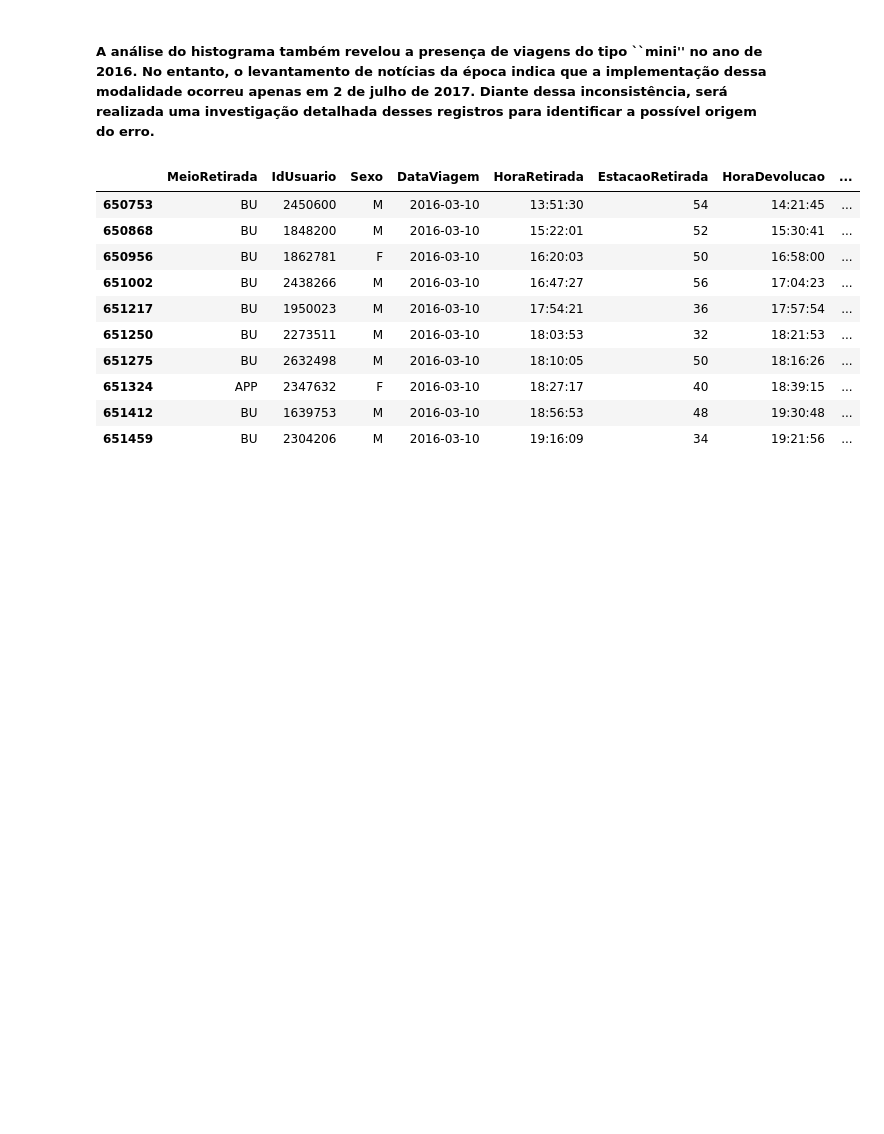
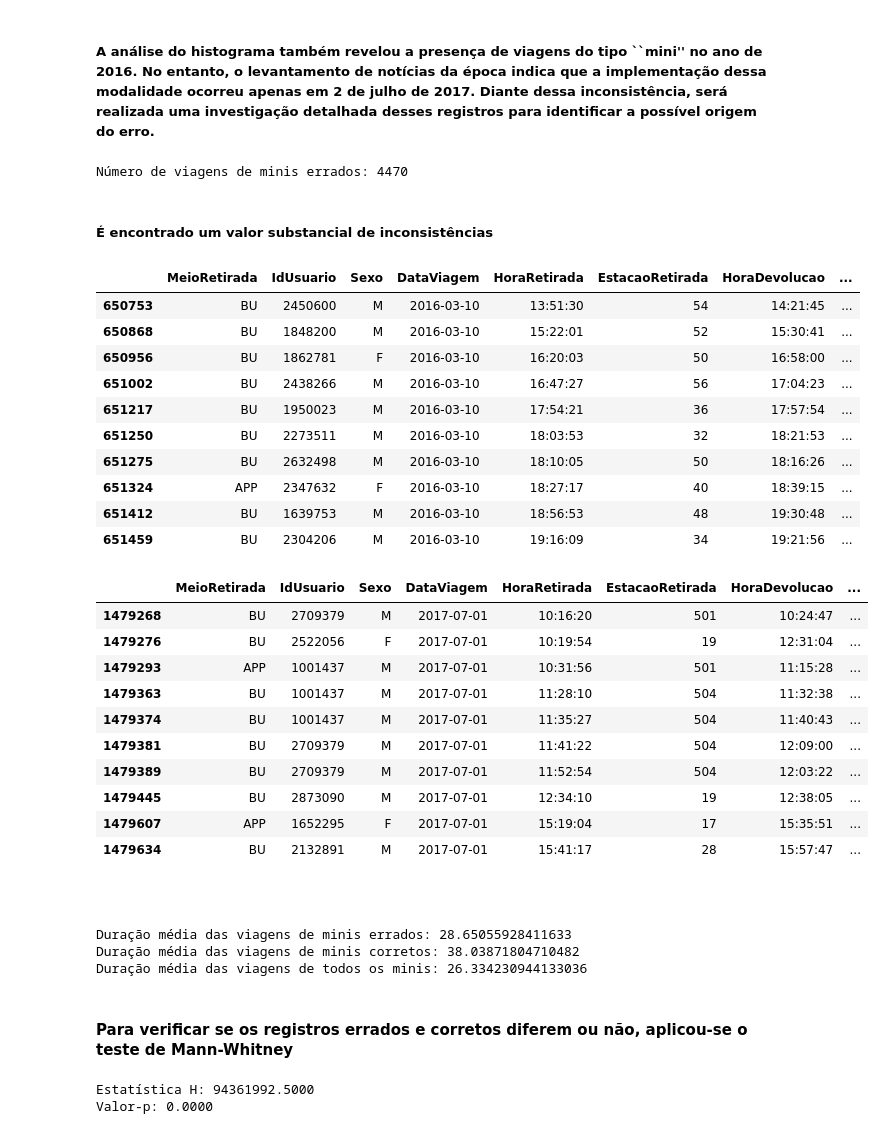
Before and after one commit to celiolmartins55/Analise-Bicicletar-2014-2025, a Jupyter notebook: Análise.ipynb, the cells around one changed output. Saved outputs shown, nothing was run; the diff lists cells and outputs as text; code cells hidden in the pictures; blank space fills up the shorter version.

```diff
--- a/Análise.ipynb
+++ b/Análise.ipynb
@@ -103,21 +105,60 @@ grafico1.show(renderer="png")
 - 2025: Possui um registro substancialmente menor em relação a 2024 devido à data de corte dos dados (atualizados apenas até julho de 2025).
 # %% [markdown]
 ##### A análise do histograma também revelou a presença de viagens do tipo ``mini'' no ano de 2016. No entanto, o levantamento de notícias da época indica que a implementação dessa modalidade ocorreu apenas em 2 de julho de 2017. Diante dessa inconsistência, será realizada uma investigação detalhada desses registros para identificar a possível origem do erro.
+# %%
+erros = (dados_total['TipoBicicleta'] == 'Mini') & (dados_total['DataViagem'] < '2017-07-01') # Criar a condição de minis errados
+Dados_erro = dados_total[erros] # Criar um novo DataFrame com os dados que atendem a condição de minis errados
+print("Número de viagens de minis errados:", len(Dados_erro))
+# %% [output]
+Número de viagens de minis errados: 4470
+# %% [markdown]
+##### É encontrado um valor substancial de inconsistências
 # %%
-erros = (dados_total['TipoBicicleta'] == 'Mini') & (dados_total['DataViagem'] < '2017-07-01') #Criar a condição
-Dados_erro = dados_total[erros] # Criar um novo DataFrame com os dados que atendem a condição
-Dados_erro.head(10) # Vizualizar os primeiros 10 registros do DataFrame com os dados que atendem a condição
+display(Dados_erro.head(10)) # Vizualizar os primeiros 10 registros do DataFrame errado
+Mini_Corretos = (dados_total['TipoBicicleta'] == 'Mini') & (dados_total['DataViagem'] >= '2017-07-01') # Criar a condição de minis corretos
+Dados_mini = dados_total[Mini_Corretos] # Criar um novo DataFrame com os dados que atendem a condição de minis corretos
+display(Dados_mini.head(10)) # Vizualizar os primeiros 10 registros do DataFrame correto
 # %% [output]
 |  | MeioRetirada | IdUsuario | Sexo | DataViagem | HoraRetirada | EstacaoRetirada | HoraDevolucao | ... |
 | 650753 | BU | 2450600 | M | 2016-03-10 | 13:51:30 | 54 | 14:21:45 | ... |
 | 650868 | BU | 1848200 | M | 2016-03-10 | 15:22:01 | 52 | 15:30:41 | ... |
 | 650956 | BU | 1862781 | F | 2016-03-10 | 16:20:03 | 50 | 16:58:00 | ... |
 | 651002 | BU | 2438266 | M | 2016-03-10 | 16:47:27 | 56 | 17:04:23 | ... |
 | 651217 | BU | 1950023 | M | 2016-03-10 | 17:54:21 | 36 | 17:57:54 | ... |
 | 651250 | BU | 2273511 | M | 2016-03-10 | 18:03:53 | 32 | 18:21:53 | ... |
 | 651275 | BU | 2632498 | M | 2016-03-10 | 18:10:05 | 50 | 18:16:26 | ... |
 | 651324 | APP | 2347632 | F | 2016-03-10 | 18:27:17 | 40 | 18:39:15 | ... |
 | 651412 | BU | 1639753 | M | 2016-03-10 | 18:56:53 | 48 | 19:30:48 | ... |
 | 651459 | BU | 2304206 | M | 2016-03-10 | 19:16:09 | 34 | 19:21:56 | ... |
+|  | MeioRetirada | IdUsuario | Sexo | DataViagem | HoraRetirada | EstacaoRetirada | HoraDevolucao | ... |
+| 1479268 | BU | 2709379 | M | 2017-07-01 | 10:16:20 | 501 | 10:24:47 | ... |
+| 1479276 | BU | 2522056 | F | 2017-07-01 | 10:19:54 | 19 | 12:31:04 | ... |
+| 1479293 | APP | 1001437 | M | 2017-07-01 | 10:31:56 | 501 | 11:15:28 | ... |
+| 1479363 | BU | 1001437 | M | 2017-07-01 | 11:28:10 | 504 | 11:32:38 | ... |
+| 1479374 | BU | 1001437 | M | 2017-07-01 | 11:35:27 | 504 | 11:40:43 | ... |
+| 1479381 | BU | 2709379 | M | 2017-07-01 | 11:41:22 | 504 | 12:09:00 | ... |
+| 1479389 | BU | 2709379 | M | 2017-07-01 | 11:52:54 | 504 | 12:03:22 | ... |
+| 1479445 | BU | 2873090 | M | 2017-07-01 | 12:34:10 | 19 | 12:38:05 | ... |
+| 1479607 | APP | 1652295 | F | 2017-07-01 | 15:19:04 | 17 | 15:35:51 | ... |
+| 1479634 | BU | 2132891 | M | 2017-07-01 | 15:41:17 | 28 | 15:57:47 | ... |
 # %% [markdown]
-#####
+##
+# %%
+print("Duração média das viagens de minis errados:", Dados_erro['DuracaoViagem'].mean())
+print("Duração média das viagens de minis corretos:", Dados_mini['DuracaoViagem'].mean())
+print("Duração média das viagens de todos os minis:", dados_total['DuracaoViagem'].mean())
+# %% [output]
+Duração média das viagens de minis errados: 28.65055928411633
+Duração média das viagens de minis corretos: 38.03871804710482
+Duração média das viagens de todos os minis: 26.334230944133036
+# %% [markdown]
+#### Para verificar se os registros errados e corretos diferem ou não, aplicou-se o teste de Mann-Whitney
+# %%
+grupo_erro = Dados_erro['DuracaoViagem']
+grupo_correto = Dados_mini['DuracaoViagem']
+estatistica_h, p_valor = stats.mannwhitneyu(grupo_erro, grupo_correto, alternative='two-sided')
+print(f"Estatística H: {estatistica_h:.4f}")
+print(f"Valor-p: {p_valor:.4f}")
+# %% [output]
+Estatística H: 94361992.5000
+Valor-p: 0.0000
```
Also changed, not shown: parts of 4 cells of this notebook.
